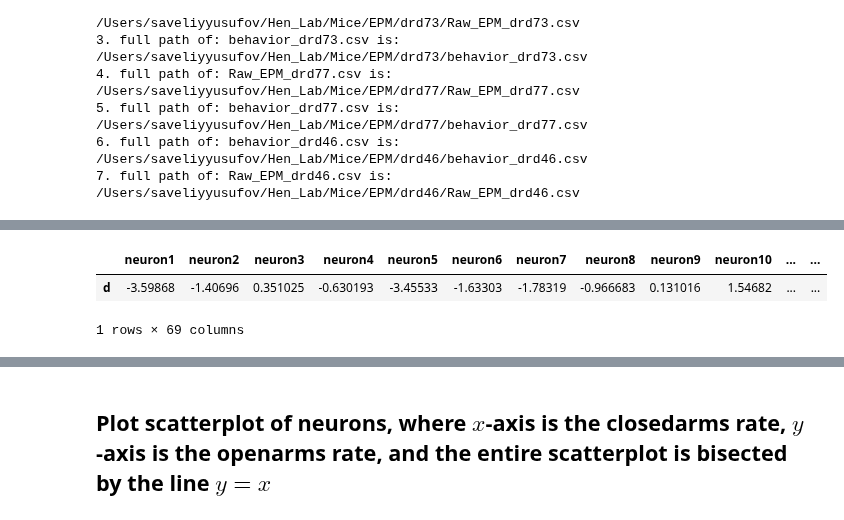
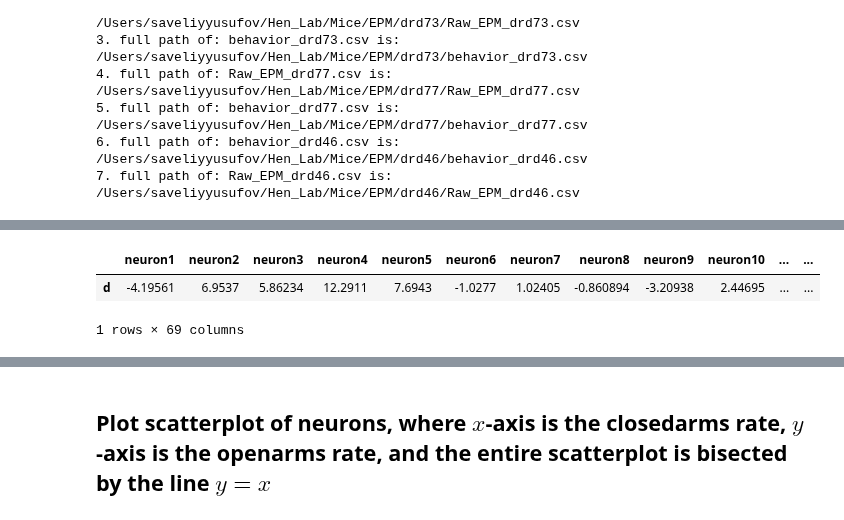
Before and after one commit to smu160/PvsNP, a Jupyter notebook: EPM_Analysis.ipynb, the cells around one changed output, grey strips where cells are left out. Saved outputs shown, nothing was run; the diff lists cells and outputs as text; code cells hidden in the pictures.

```diff
--- a/EPM_Analysis.ipynb
+++ b/EPM_Analysis.ipynb
@@ -58,7 +53,7 @@ behavior_column_names = ['Trial_time', 'Recording_time', 'X_center', 'Y_center',
                          'Closed1_centerpoint', 'Closed2_centerpoint',
                          'OpenArms_centerpoint', 'ClosedArms_centerpoint', 'Result_1']
 
-behavior_df = pd.read_csv(raw_files[5], header=None)
+behavior_df = pd.read_csv(raw_files[0], header=None)
 behavior_df.columns = behavior_column_names
 behavior_df = au.downsample_dataframe(behavior_df, 3)
 
@@ -115,7 +67,7 @@ def set_real_diff_df(dataframe, neuron_act_df, behavior1, behavior2):
 # %%
-real_diff_df = set_real_diff_df(neuron_concated_behavior, AUC_dataframe, "OpenArms_centerpoint", "ClosedArms_centerpoint")
+real_diff_df = au.set_real_diff_df(neuron_concated_behavior, AUC_dataframe, "OpenArms_centerpoint", "ClosedArms_centerpoint")
 real_diff_df
 # %% [output]
 |  | neuron1 | neuron2 | neuron3 | neuron4 | neuron5 | neuron6 | neuron7 | neuron8 | neuron9 | neuron10 | ... | ... |
-| d | -3.59868 | -1.40696 | 0.351025 | -0.630193 | -3.45533 | -1.63303 | -1.78319 | -0.966683 | 0.131016 | 1.54682 | ... | ... |
+| d | -4.19561 | 6.9537 | 5.86234 | 12.2911 | 7.6943 | -1.0277 | 1.02405 | -0.860894 | -3.20938 | 2.44695 | ... | ... |
 1 rows × 69 columns
```
Also changed, not shown: parts of 29 cells of this notebook.
